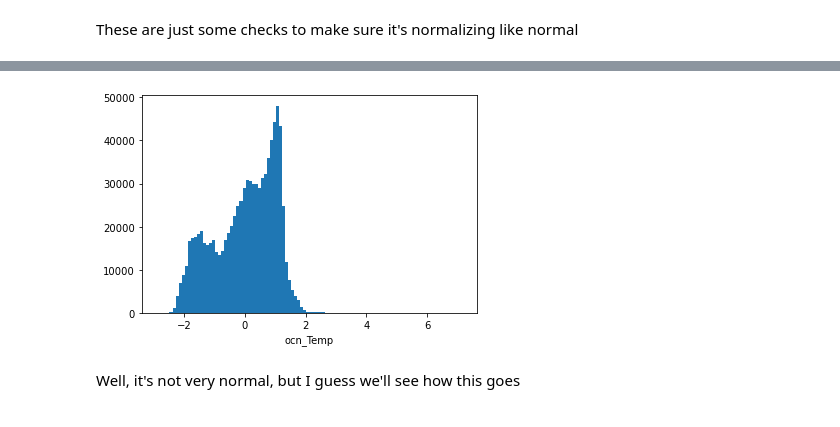
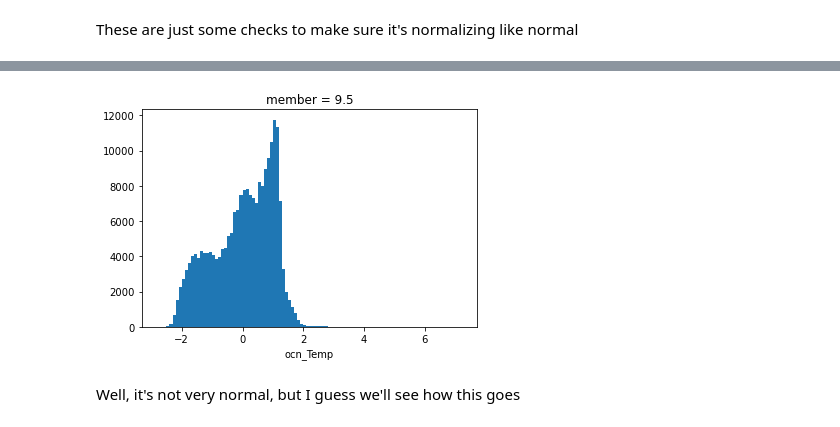
Before and after one commit to NOAA-PSL/mlcdc, a Jupyter notebook: notebooks/linear_regression.ipynb, the cells around one changed output, grey strips where cells are left out. Saved outputs shown, nothing was run; the diff lists cells and outputs as text; code cells hidden in the pictures.

Commit message:
slightly updated: ignore member dimension, slight reordering for speed before masking

```diff
--- a/notebooks/linear_regression.ipynb
+++ b/notebooks/linear_regression.ipynb
@@ -23,0 +30,11 @@ ds.corr_atm_ocn.isel(olev=0,alev=-1).plot()
+# %%
+lbl = 'corr_atm_ocn'
+chosen_ones = ['ocn_Temp',
+               'atm_T',
+               'ocn_MLD',
+               'atm_speed_surf',
+               'ocn_mask'
+              ]
+# %%
+ds = ds[chosen_ones+[lbl]]
+ds
@@ -110,3 +183,0 @@ chosen_ones = ['ocn_Temp',
-# %%
-ds = ds[chosen_ones]
-ds
@@ -202,7 +215,6 @@ TODO: generalize this to multiple members
 # %%
-lbl = "corr_atm_ocn"
-train_features = trainer.drop(lbl)
-test_features = tester.drop(lbl)
+train_features = trainer.isel(member=0).drop(lbl)
+test_features = tester.isel(member=0).drop(lbl)
 
 train_labels = trainer[lbl]
 test_labels = tester[lbl]
@@ -323,10 +329,10 @@ xn(test_features.ocn_Temp).plot.hist(bins=100);
 # %%
 (
-    (test_features.ocn_Temp - train_features.ocn_Temp.mean(('x','member'))) /
-    train_features.ocn_Temp.std(('x','member'))
+    (test_features.ocn_Temp - train_features.ocn_Temp.mean('x')) /
+    train_features.ocn_Temp.std('x')
 ).plot.hist(bins=100);
 # %% [output]
-[figure, old version]
+[figure, new version]
 # %% [markdown]
 Well, it's not very normal, but I guess we'll see how this goes
 # %% [markdown]
```
Also changed, not shown: parts of 40 cells of this notebook.
